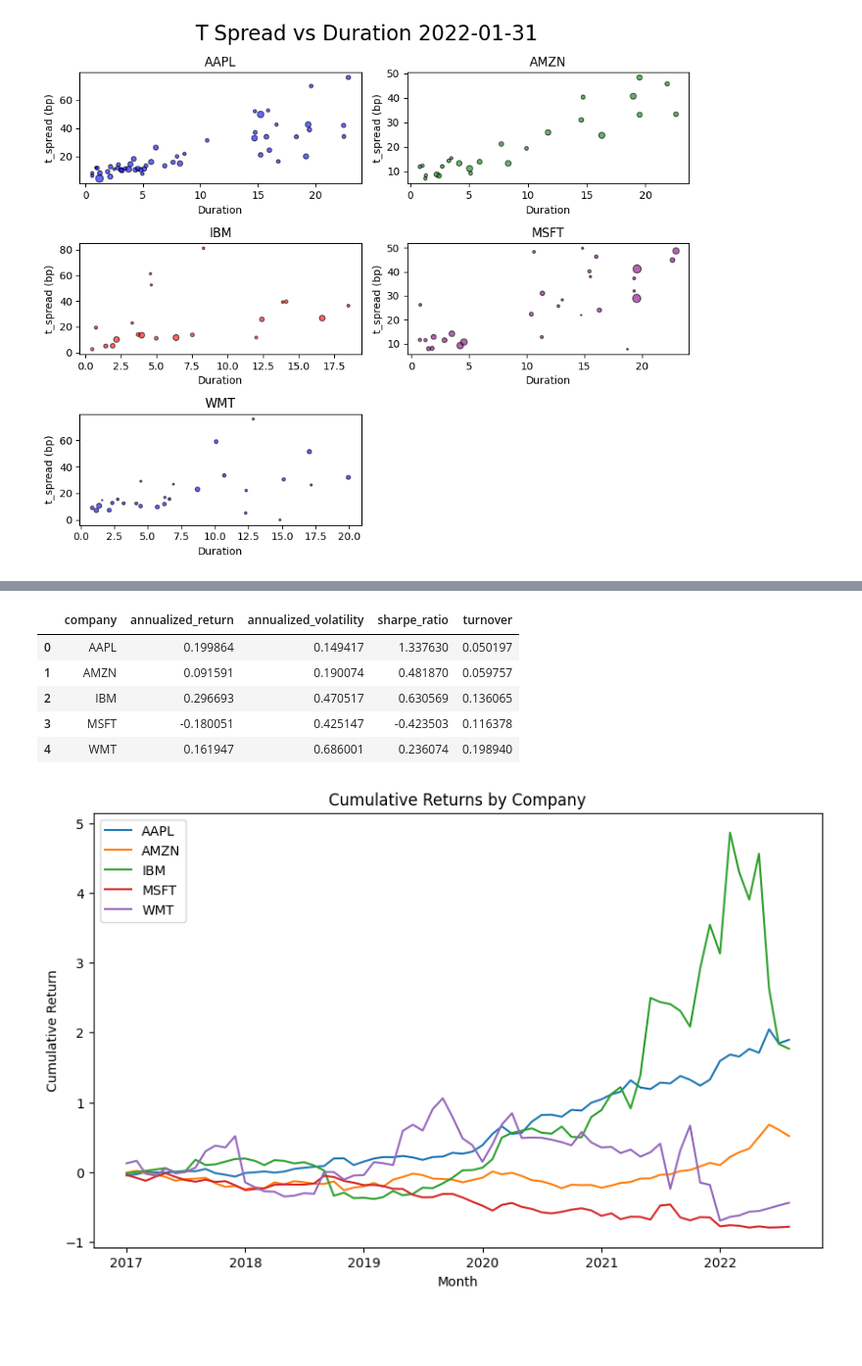
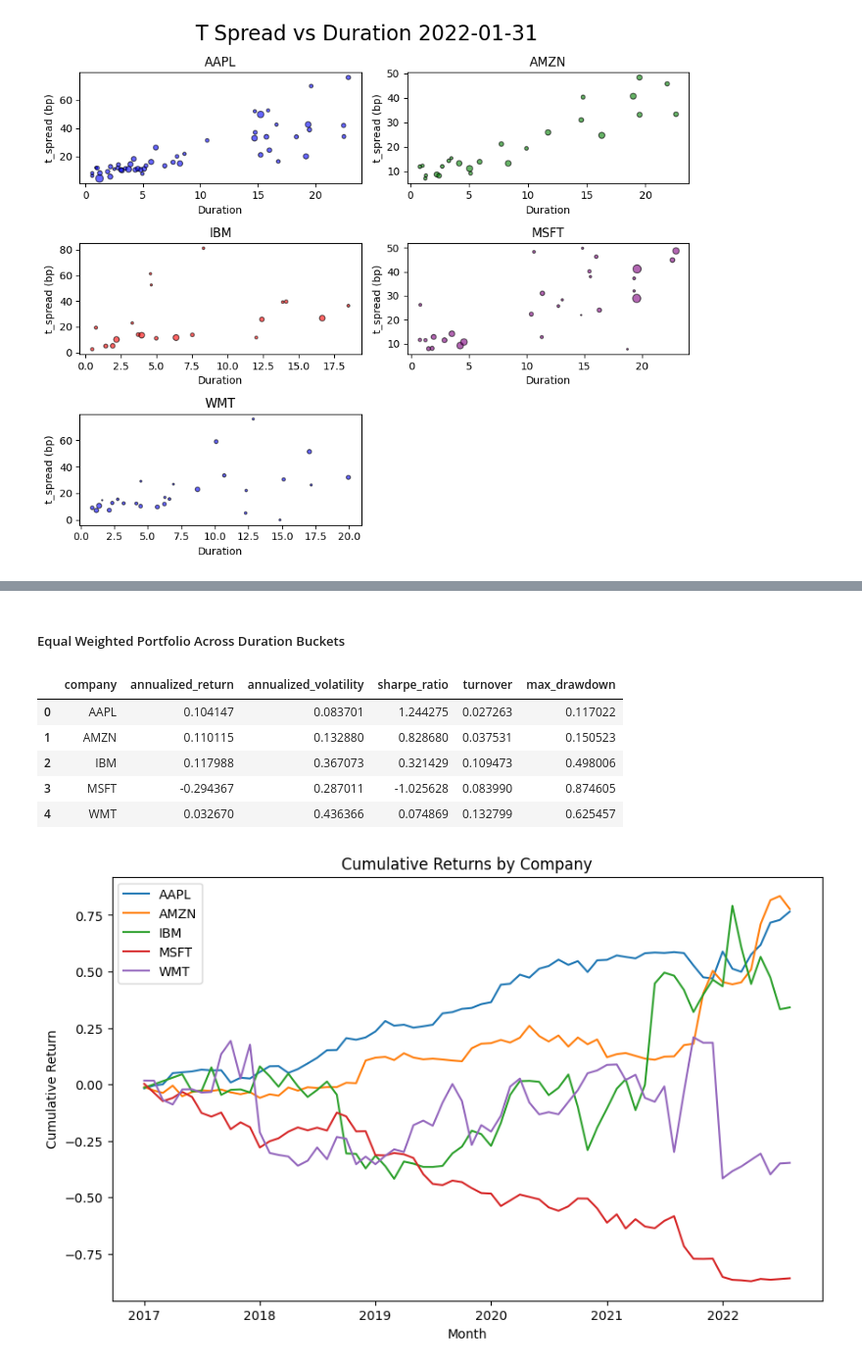
Before and after one commit to krystallin227/SystematicTrading, a Jupyter notebook: HW1/hw1.ipynb, the cells around one changed output, grey strips where cells are left out. Shown at 98% size. Cells and saved outputs as stored; diff of their text form; code cells hidden in the pictures; blank space fills up the shorter version.

```diff
--- a/HW1/hw1.ipynb
+++ b/HW1/hw1.ipynb
@@ -28,2 +53,2 @@ for d in random_dates:
 # %%
-spread_curve.fit('amount_outstanding')
+spread_curve.fit(weight_col='amount_outstanding')
@@ -64,25 +112,26 @@ strategy.plot_performance()
+# %% [markdown]
+##### Equal Weighted Portfolio Across Duration Buckets
 # %%
 bond_data = spread_curve.bond_data[['date', 'isin', 'company_symbol', 'duration', 'dirty_price', 't_spread_fitted', 't_spread']].copy()
 bond_data.eval('t_spread_resid = t_spread- t_spread_fitted', inplace=True)
 
 # Instantiate the class with the bond data
-strategy = Strategy(bond_data, 20)
+strategy2 = Strategy(bond_data, 20)
 
-# Run the strategy
-strategy.run_strategy('duration_based')
+strategy2.run_strategy(weighting= 'duration_based')
 
 # Calculate the performance metrics
-performance_metrics = strategy.calculate_performance()
+performance_metrics = strategy2.calculate_performance()
 
 display(performance_metrics)
 
 # Plot cumulative returns for each company
-strategy.plot_performance()
+strategy2.plot_performance()
 # %% [output]
-|  | company | annualized_return | annualized_volatility | sharpe_ratio | turnover |
-| 0 | AAPL | 0.199864 | 0.149417 | 1.337630 | 0.050197 |
-| 1 | AMZN | 0.091591 | 0.190074 | 0.481870 | 0.059757 |
-| 2 | IBM | 0.296693 | 0.470517 | 0.630569 | 0.136065 |
-| 3 | MSFT | -0.180051 | 0.425147 | -0.423503 | 0.116378 |
-| 4 | WMT | 0.161947 | 0.686001 | 0.236074 | 0.198940 |
+|  | company | annualized_return | annualized_volatility | sharpe_ratio | turnover | max_drawdown |
+| 0 | AAPL | 0.104147 | 0.083701 | 1.244275 | 0.027263 | 0.117022 |
+| 1 | AMZN | 0.110115 | 0.132880 | 0.828680 | 0.037531 | 0.150523 |
+| 2 | IBM | 0.117988 | 0.367073 | 0.321429 | 0.109473 | 0.498006 |
+| 3 | MSFT | -0.294367 | 0.287011 | -1.025628 | 0.083990 | 0.874605 |
+| 4 | WMT | 0.032670 | 0.436366 | 0.074869 | 0.132799 | 0.625457 |
-[figure, old version]
+[figure, new version]
```
Also changed, not shown: parts of 10 cells of this notebook, 2 other files.
